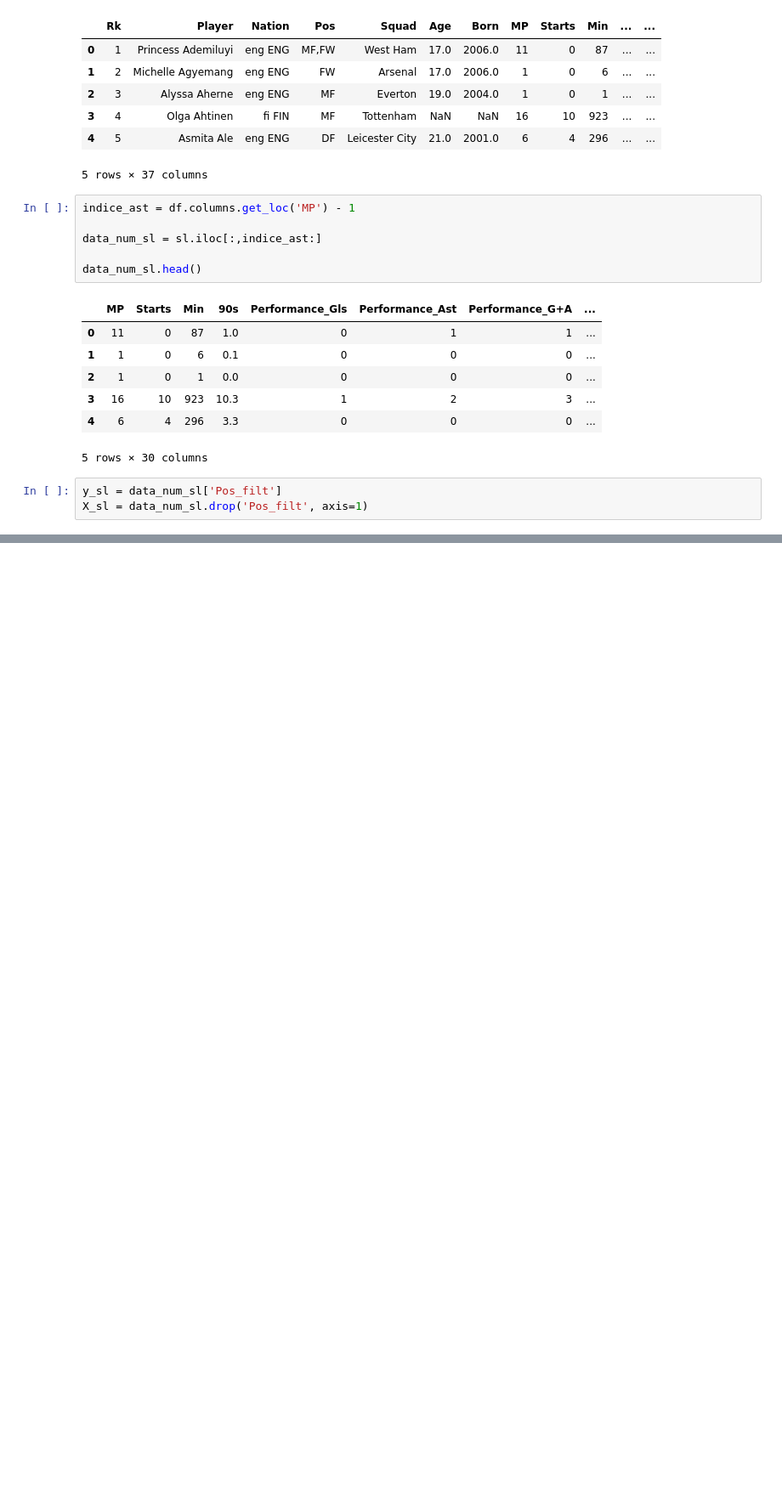
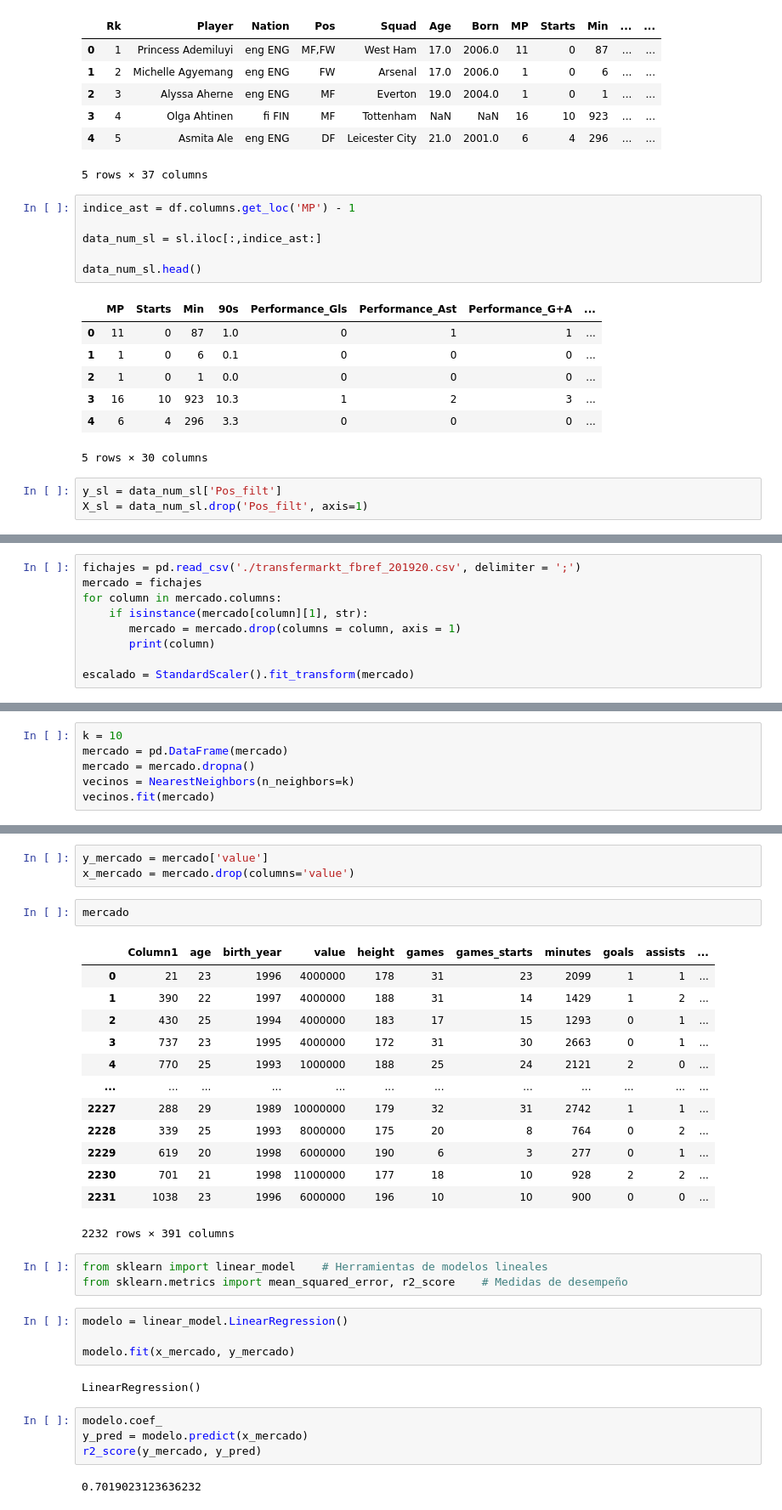
Before and after one commit to maubosc/tp_footballanalytics, a Jupyter notebook: TP_2.ipynb, the cells around one changed output, grey strips where cells are left out. Shown at 85% size. Drawn from its saved outputs; the diff is of its cells as text; blank space fills up the shorter version.

```diff
--- a/TP_2.ipynb
+++ b/TP_2.ipynb
@@ -320,0 +320,9 @@ Feature names unseen at fit time:
+# %%
+fichajes = pd.read_csv('./transfermarkt_fbref_201920.csv', delimiter = ';')
+mercado = fichajes
+for column in mercado.columns:
+    if isinstance(mercado[column][1], str):
+       mercado = mercado.drop(columns = column, axis = 1)
+       print(column)
+
+escalado = StandardScaler().fit_transform(mercado)
@@ -320,0 +345,6 @@ Feature names unseen at fit time:
+# %%
+k = 10
+mercado = pd.DataFrame(mercado)
+mercado = mercado.dropna()
+vecinos = NearestNeighbors(n_neighbors=k)
+vecinos.fit(mercado)
@@ -320,0 +370,34 @@ Feature names unseen at fit time:
+# %%
+y_mercado = mercado['value']
+x_mercado = mercado.drop(columns='value')
+# %%
+mercado
+# %% [output]
+|  | Column1 | age | birth_year | value | height | games | games_starts | minutes | goals | assists | ... |
+| 0 | 21 | 23 | 1996 | 4000000 | 178 | 31 | 23 | 2099 | 1 | 1 | ... |
+| 1 | 390 | 22 | 1997 | 4000000 | 188 | 31 | 14 | 1429 | 1 | 2 | ... |
+| 2 | 430 | 25 | 1994 | 4000000 | 183 | 17 | 15 | 1293 | 0 | 1 | ... |
+| 3 | 737 | 23 | 1995 | 4000000 | 172 | 31 | 30 | 2663 | 0 | 1 | ... |
+| 4 | 770 | 25 | 1993 | 1000000 | 188 | 25 | 24 | 2121 | 2 | 0 | ... |
+| ... | ... | ... | ... | ... | ... | ... | ... | ... | ... | ... | ... |
+| 2227 | 288 | 29 | 1989 | 10000000 | 179 | 32 | 31 | 2742 | 1 | 1 | ... |
+| 2228 | 339 | 25 | 1993 | 8000000 | 175 | 20 | 8 | 764 | 0 | 2 | ... |
+| 2229 | 619 | 20 | 1998 | 6000000 | 190 | 6 | 3 | 277 | 0 | 1 | ... |
+| 2230 | 701 | 21 | 1998 | 11000000 | 177 | 18 | 10 | 928 | 2 | 2 | ... |
+| 2231 | 1038 | 23 | 1996 | 6000000 | 196 | 10 | 10 | 900 | 0 | 0 | ... |
+2232 rows × 391 columns
+# %%
+from sklearn import linear_model    # Herramientas de modelos lineales
+from sklearn.metrics import mean_squared_error, r2_score    # Medidas de desempeño
+# %%
+modelo = linear_model.LinearRegression()
+
+modelo.fit(x_mercado, y_mercado)
+# %% [output]
+LinearRegression()
+# %%
+modelo.coef_
+y_pred = modelo.predict(x_mercado)
+r2_score(y_mercado, y_pred)
+# %% [output]
+0.7019023123636232
```
Also changed, not shown: parts of 11 cells of this notebook.
